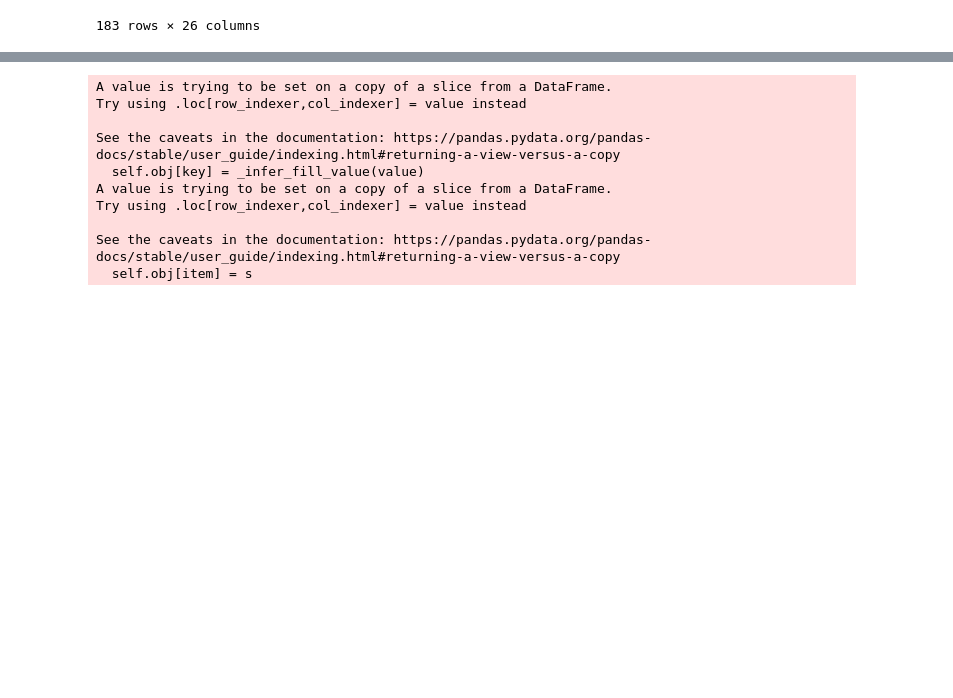
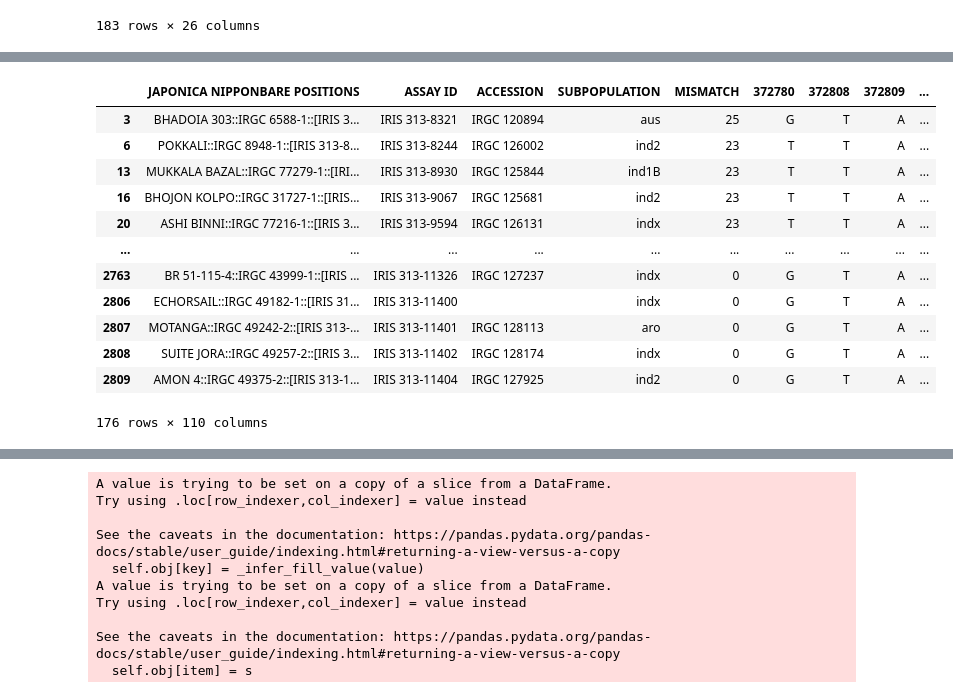
Before and after one commit to DeadlineWasYesterday/Cat-Does-Plant, a Jupyter notebook: Notebooks/Compile phenotypes.ipynb, the cells around one changed output, grey strips where cells are left out. Saved outputs shown, nothing was run; the diff lists cells and outputs as text; code cells hidden in the pictures; blank space fills up the shorter version.

```diff
--- a/Notebooks/Compile phenotypes.ipynb
+++ b/Notebooks/Compile phenotypes.ipynb
@@ -161,7 +159,29 @@ df2 = df2[df2['ID1'] != '']
+# %%
+df2.loc[df2['ASSAY ID'] == 'IRIS 313-8244', 'ID1'] = 'IRGC 126002'
+df2.loc[df2['ASSAY ID'] == 'IRIS 313-8703', 'ID1'] = 'IRGC 124432'
+df2 = df2[df2['ID1'] != '']
 # %%
 rm = ['IRIS 313-12152', 'IRIS 313-12161', 'IRIS 313-8679']
-# %%
-df2 = df2.drop(index = [500, 501, 1099])
+# %%
+df2 = df2.drop(df2[df2['ASSAY ID'] == 'IRIS 313-12152'].index)
+df2 = df2.drop(df2[df2['ASSAY ID'] == 'IRIS 313-12161'].index)
+df2 = df2.drop(df2[df2['ASSAY ID'] == 'IRIS 313-8679'].index)
+# %%
+df2
+# %% [output]
+|  | JAPONICA NIPPONBARE POSITIONS | ASSAY ID | ACCESSION | SUBPOPULATION | MISMATCH | 372780 | 372808 | 372809 | ... |
+| 3 | BHADOIA 303::IRGC 6588-1::[IRIS 3... | IRIS 313-8321 | IRGC 120894 | aus | 25 | G | T | A | ... |
+| 6 | POKKALI::IRGC 8948-1::[IRIS 313-8... | IRIS 313-8244 | IRGC 126002 | ind2 | 23 | T | T | A | ... |
+| 13 | MUKKALA BAZAL::IRGC 77279-1::[IRI... | IRIS 313-8930 | IRGC 125844 | ind1B | 23 | T | T | A | ... |
+| 16 | BHOJON KOLPO::IRGC 31727-1::[IRIS... | IRIS 313-9067 | IRGC 125681 | ind2 | 23 | T | T | A | ... |
+| 20 | ASHI BINNI::IRGC 77216-1::[IRIS 3... | IRIS 313-9594 | IRGC 126131 | indx | 23 | T | T | A | ... |
+| ... | ... | ... | ... | ... | ... | ... | ... | ... | ... |
+| 2763 | BR 51-115-4::IRGC 43999-1::[IRIS ... | IRIS 313-11326 | IRGC 127237 | indx | 0 | G | T | A | ... |
+| 2806 | ECHORSAIL::IRGC 49182-1::[IRIS 31... | IRIS 313-11400 |  | indx | 0 | G | T | A | ... |
+| 2807 | MOTANGA::IRGC 49242-2::[IRIS 313-... | IRIS 313-11401 | IRGC 128113 | aro | 0 | G | T | A | ... |
+| 2808 | SUITE JORA::IRGC 49257-2::[IRIS 3... | IRIS 313-11402 | IRGC 128174 | indx | 0 | G | T | A | ... |
+| 2809 | AMON 4::IRGC 49375-2::[IRIS 313-1... | IRIS 313-11404 | IRGC 127925 | ind2 | 0 | G | T | A | ... |
+176 rows × 110 columns
 # %%
 df['ID1'] = df['accession_name']
 # %%
```
Also changed, not shown: parts of 19 cells of this notebook, 8 other files.
